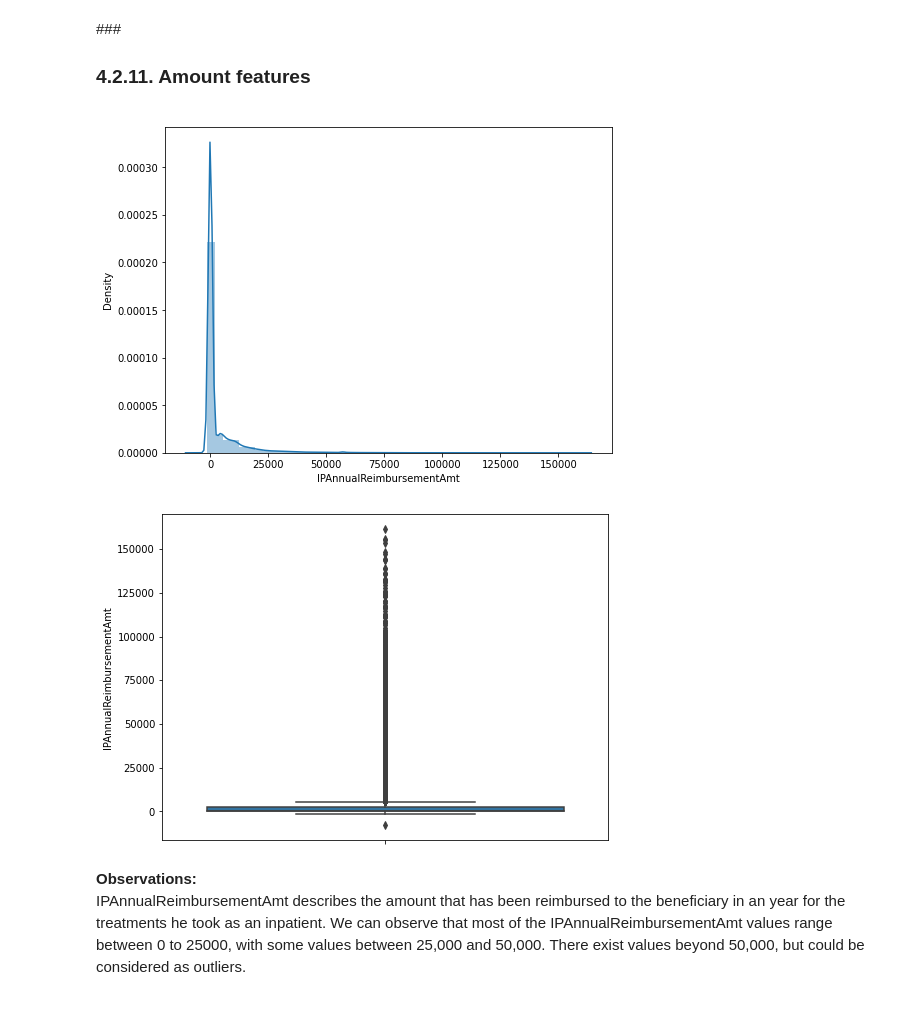
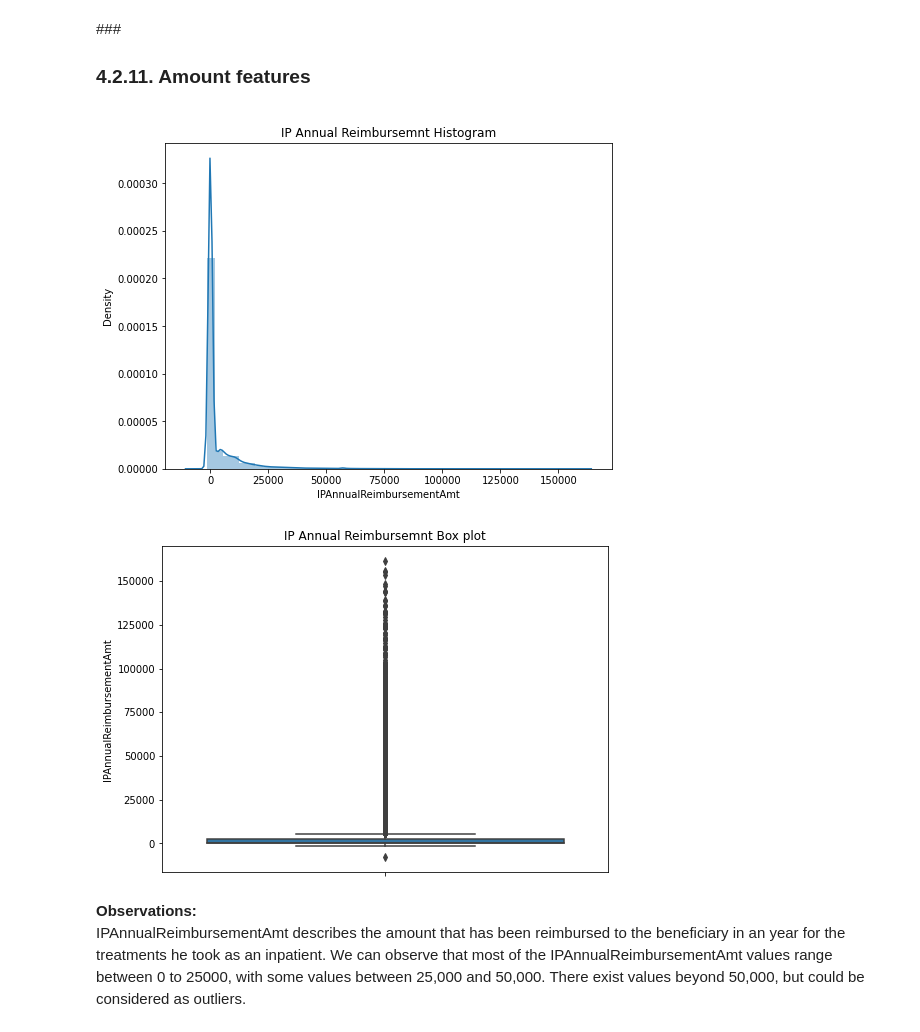
Before and after one commit to NaveenVuppula/Healthcare-Provider-Fraud-Detection-Analysis, a Jupyter notebook: Healthcare_Provider_Fraud_Detection_Analysis.ipynb, the cells around one changed output. Saved outputs shown, nothing was run; the diff lists cells and outputs as text; code cells hidden in the pictures.

```diff
--- a/Healthcare_Provider_Fraud_Detection_Analysis.ipynb
+++ b/Healthcare_Provider_Fraud_Detection_Analysis.ipynb
@@ -258,10 +258,11 @@ def display_barplot(data, xlabel, title, showlegend=False, labels=None):
   plt.show()
 # %%
 #Display histogram and kde
-def display_hist(df1, col_name, df2=pd.DataFrame()):
+def display_hist(df1, col_name, title):
   """ This function displayes the histogram and the corresponding Kernel Density Estimation (kde)"""
   fig = plt.figure(figsize=(8,6))
   sns.distplot(df1[col_name])
+  plt.title(title)
   plt.show()
 # %%
 #Displays box plot
@@ -443,13 +445,13 @@ We can observe that ChronicCond_ features have slightly imbalanced data except t
 # %% [markdown]
 ###<h3> 4.2.11. Amount features
 # %%
-display_hist(df_train_beneficiaries, 'IPAnnualReimbursementAmt')
+display_hist(df_train_beneficiaries, 'IPAnnualReimbursementAmt', 'IP Annual Reimbursemnt Histogram')
 # %% [output]
-[figure, old version]
+[figure, new version]
 # %%
-display_boxplot(df_train_beneficiaries, 'IPAnnualReimbursementAmt')
+display_boxplot(df_train_beneficiaries, 'IPAnnualReimbursementAmt', 'IP Annual Reimbursemnt Box plot')
 # %% [output]
-[figure, old version]
+[figure, new version]
 # %% [markdown]
 **Observations:**<br>
 IPAnnualReimbursementAmt describes the amount that has been reimbursed to the beneficiary in an year for the treatments he took as an inpatient. We can observe that most of the IPAnnualReimbursementAmt values range between 0 to 25000, with some values between 25,000 and 50,000. There exist values beyond 50,000, but could be considered as outliers.
```
Also changed, not shown: parts of 33 cells of this notebook.
